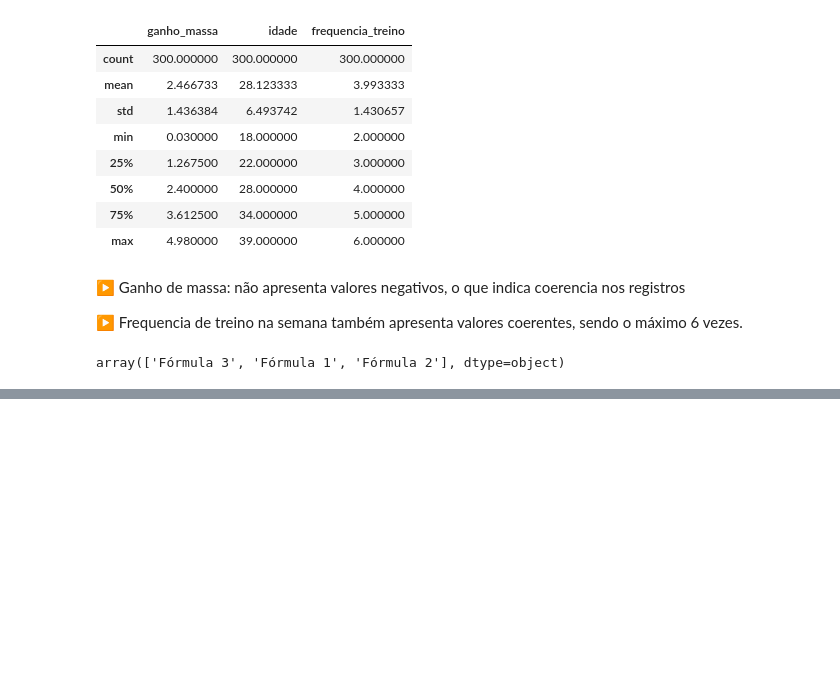
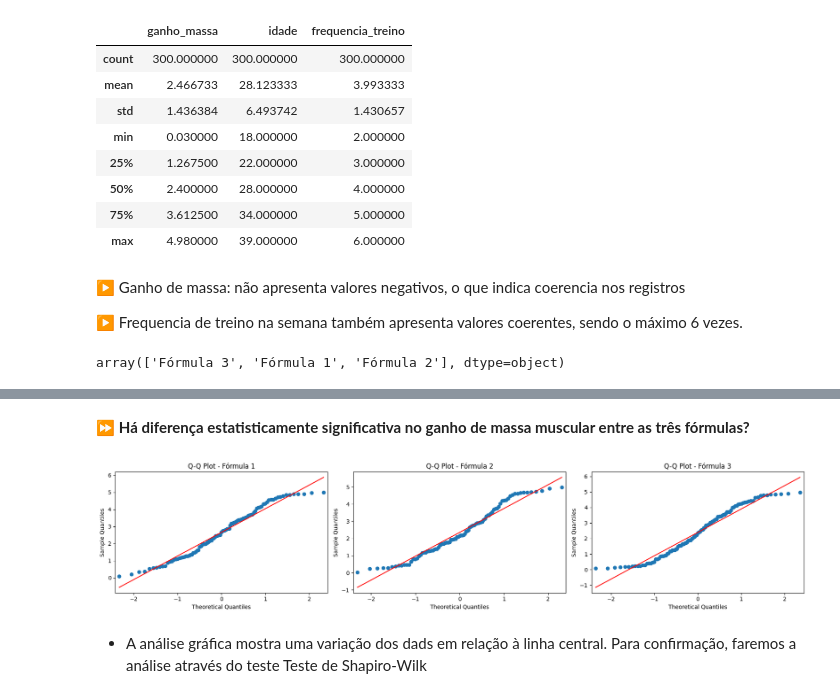
Before and after one commit to Femonello/bootcamp-data-analytics, a Jupyter notebook: Desafio_4_Squad_Fernanda.ipynb, the cells around one changed output, grey strips where cells are left out. Drawn from its saved outputs; the diff is of its cells as text; code cells hidden in the pictures; blank space fills up the shorter version.

```diff
--- a/Desafio_4_Squad_Fernanda.ipynb
+++ b/Desafio_4_Squad_Fernanda.ipynb
@@ -187,0 +142,31 @@ The palette list has fewer values (3) than needed (5) and will cycle, which may
+# %% [markdown]
+⏩ **Há diferença estatisticamente significativa no ganho de massa muscular entre as três fórmulas?**
+# %%
+# Teste de Hipótese (H0 - não há diferenças // H1 - há diferenças)
+
+#Passo 1 - analisando a normalidade
+
+import statsmodels.api as sm
+import matplotlib.pyplot as plt
+
+# Lista de fórmulas
+formulas = ['Fórmula 1', 'Fórmula 2', 'Fórmula 3']
+
+# Cores personalizadas
+custom_palette = ['lightskyblue', 'lightgreen', 'salmon']
+
+# Criar subplots
+fig, axes = plt.subplots(1, 3, figsize=(18, 4))
+
+# Gerar Q-Q plot para cada fórmula
+for i, formula in enumerate(formulas):
+    grupo = df[df['id_produto'] == formula]['ganho_massa']
+    sm.qqplot(grupo, line='s', ax=axes[i], color=custom_palette[i])
+    axes[i].set_title(f'Q-Q Plot - {formula}', fontsize=12)
+
+plt.tight_layout()
+plt.show()
+# %% [output]
+[figure, added]
+# %% [markdown]
+* A análise gráfica mostra uma variação dos dads em relação à linha central. Para confirmação, faremos a análise através do teste Teste de Shapiro-Wilk
```
Also changed, not shown: parts of 22 cells of this notebook.
